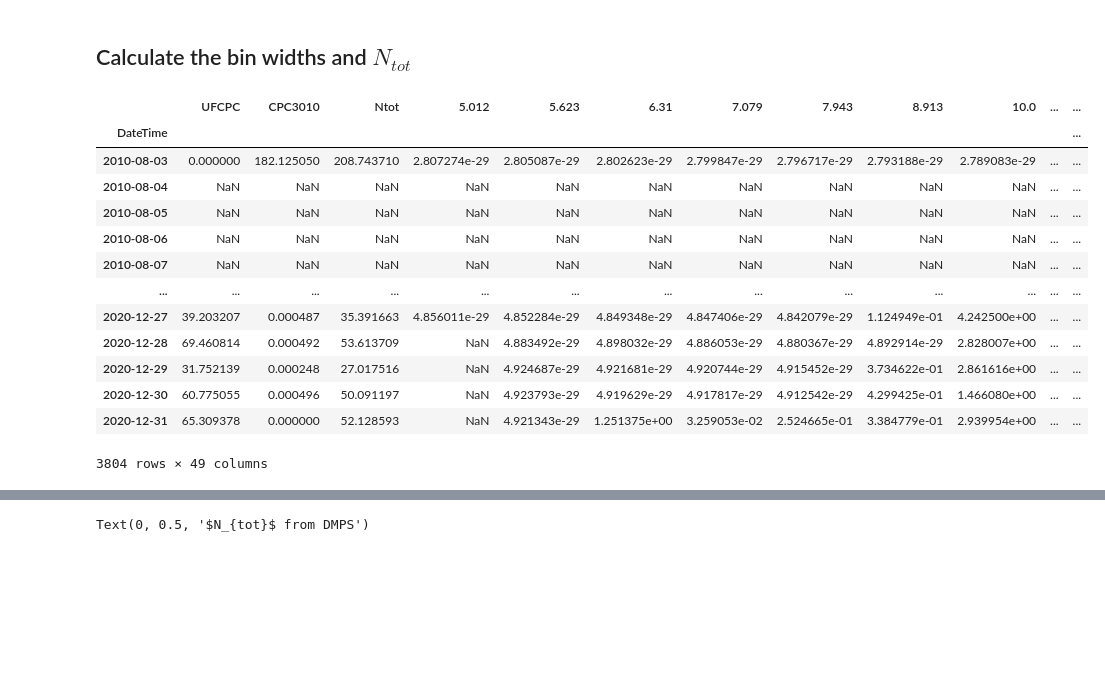
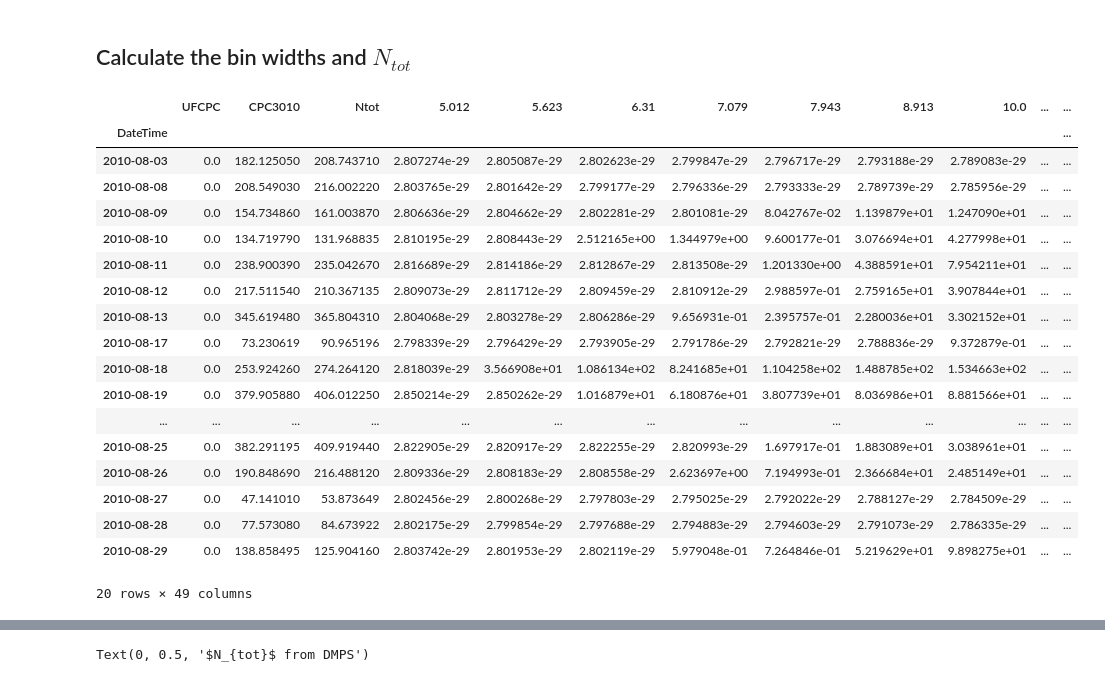
Before and after one commit to eScience-course/Tjaernoe2022-group3, a Jupyter notebook: notebooks/Load and analyze DMPS data.ipynb, the cells around one changed output, grey strips where cells are left out. Saved outputs shown, nothing was run; the diff lists cells and outputs as text; code cells hidden in the pictures; blank space fills up the shorter version.

```diff
--- a/notebooks/Load and analyze DMPS data.ipynb
+++ b/notebooks/Load and analyze DMPS data.ipynb
@@ -158,2 +155,6 @@ df_daily_2010_2020_mean = df_2010_2020.resample('D').mean()
 # %%
 df_daily_2010_2020_median = df_2010_2020.resample('D').median()
+print(len(df_daily_2010_2020_median))
+df_daily_2010_2020_median = df_daily_2010_2020_median.dropna(how='all')
+print(len(df_daily_2010_2020_median))
+print(df_daily_2010_2020_median['flag'].unique())
@@ -229,22 +251,27 @@ def calcNtot(diameters, df_daily_2010_2020_median):
 # %%
 df_daily_2010_2020_median_ntotCalc = calcNtot(diameters, df_daily_2010_2020_median)
 # %%
-df_daily_2010_2020_median_ntotCalc
+df_daily_2010_2020_median_ntotCalc.head(20)
 # %% [output]
 |  | UFCPC | CPC3010 | Ntot | 5.012 | 5.623 | 6.31 | 7.079 | 7.943 | 8.913 | 10.0 | ... | ... |
 | DateTime |  |  |  |  |  |  |  |  |  |  |  | ... |
-| 2010-08-03 | 0.000000 | 182.125050 | 208.743710 | 2.807274e-29 | 2.805087e-29 | 2.802623e-29 | 2.799847e-29 | 2.796717e-29 | 2.793188e-29 | 2.789083e-29 | ... | ... |
-| 2010-08-04 | NaN | NaN | NaN | NaN | NaN | NaN | NaN | NaN | NaN | NaN | ... | ... |
-| 2010-08-05 | NaN | NaN | NaN | NaN | NaN | NaN | NaN | NaN | NaN | NaN | ... | ... |
-| 2010-08-06 | NaN | NaN | NaN | NaN | NaN | NaN | NaN | NaN | NaN | NaN | ... | ... |
-| 2010-08-07 | NaN | NaN | NaN | NaN | NaN | NaN | NaN | NaN | NaN | NaN | ... | ... |
+| 2010-08-03 | 0.0 | 182.125050 | 208.743710 | 2.807274e-29 | 2.805087e-29 | 2.802623e-29 | 2.799847e-29 | 2.796717e-29 | 2.793188e-29 | 2.789083e-29 | ... | ... |
+| 2010-08-08 | 0.0 | 208.549030 | 216.002220 | 2.803765e-29 | 2.801642e-29 | 2.799177e-29 | 2.796336e-29 | 2.793333e-29 | 2.789739e-29 | 2.785956e-29 | ... | ... |
+| 2010-08-09 | 0.0 | 154.734860 | 161.003870 | 2.806636e-29 | 2.804662e-29 | 2.802281e-29 | 2.801081e-29 | 8.042767e-02 | 1.139879e+01 | 1.247090e+01 | ... | ... |
+| 2010-08-10 | 0.0 | 134.719790 | 131.968835 | 2.810195e-29 | 2.808443e-29 | 2.512165e+00 | 1.344979e+00 | 9.600177e-01 | 3.076694e+01 | 4.277998e+01 | ... | ... |
+| 2010-08-11 | 0.0 | 238.900390 | 235.042670 | 2.816689e-29 | 2.814186e-29 | 2.812867e-29 | 2.813508e-29 | 1.201330e+00 | 4.388591e+01 | 7.954211e+01 | ... | ... |
+| 2010-08-12 | 0.0 | 217.511540 | 210.367135 | 2.809073e-29 | 2.811712e-29 | 2.809459e-29 | 2.810912e-29 | 2.988597e-01 | 2.759165e+01 | 3.907844e+01 | ... | ... |
+| 2010-08-13 | 0.0 | 345.619480 | 365.804310 | 2.804068e-29 | 2.803278e-29 | 2.806286e-29 | 9.656931e-01 | 2.395757e-01 | 2.280036e+01 | 3.302152e+01 | ... | ... |
+| 2010-08-17 | 0.0 | 73.230619 | 90.965196 | 2.798339e-29 | 2.796429e-29 | 2.793905e-29 | 2.791786e-29 | 2.792821e-29 | 2.788836e-29 | 9.372879e-01 | ... | ... |
+| 2010-08-18 | 0.0 | 253.924260 | 274.264120 | 2.818039e-29 | 3.566908e+01 | 1.086134e+02 | 8.241685e+01 | 1.104258e+02 | 1.488785e+02 | 1.534663e+02 | ... | ... |
+| 2010-08-19 | 0.0 | 379.905880 | 406.012250 | 2.850214e-29 | 2.850262e-29 | 1.016879e+01 | 6.180876e+01 | 3.807739e+01 | 8.036986e+01 | 8.881566e+01 | ... | ... |
 | ... | ... | ... | ... | ... | ... | ... | ... | ... | ... | ... | ... | ... |
-| 2020-12-27 | 39.203207 | 0.000487 | 35.391663 | 4.856011e-29 | 4.852284e-29 | 4.849348e-29 | 4.847406e-29 | 4.842079e-29 | 1.124949e-01 | 4.242500e+00 | ... | ... |
-| 2020-12-28 | 69.460814 | 0.000492 | 53.613709 | NaN | 4.883492e-29 | 4.898032e-29 | 4.886053e-29 | 4.880367e-29 | 4.892914e-29 | 2.828007e+00 | ... | ... |
-| 2020-12-29 | 31.752139 | 0.000248 | 27.017516 | NaN | 4.924687e-29 | 4.921681e-29 | 4.920744e-29 | 4.915452e-29 | 3.734622e-01 | 2.861616e+00 | ... | ... |
-| 2020-12-30 | 60.775055 | 0.000496 | 50.091197 | NaN | 4.923793e-29 | 4.919629e-29 | 4.917817e-29 | 4.912542e-29 | 4.299425e-01 | 1.466080e+00 | ... | ... |
-| 2020-12-31 | 65.309378 | 0.000000 | 52.128593 | NaN | 4.921343e-29 | 1.251375e+00 | 3.259053e-02 | 2.524665e-01 | 3.384779e-01 | 2.939954e+00 | ... | ... |
+| 2010-08-25 | 0.0 | 382.291195 | 409.919440 | 2.822905e-29 | 2.820917e-29 | 2.822255e-29 | 2.820993e-29 | 1.697917e-01 | 1.883089e+01 | 3.038961e+01 | ... | ... |
+| 2010-08-26 | 0.0 | 190.848690 | 216.488120 | 2.809336e-29 | 2.808183e-29 | 2.808558e-29 | 2.623697e+00 | 7.194993e-01 | 2.366684e+01 | 2.485149e+01 | ... | ... |
+| 2010-08-27 | 0.0 | 47.141010 | 53.873649 | 2.802456e-29 | 2.800268e-29 | 2.797803e-29 | 2.795025e-29 | 2.792022e-29 | 2.788127e-29 | 2.784509e-29 | ... | ... |
+| 2010-08-28 | 0.0 | 77.573080 | 84.673922 | 2.802175e-29 | 2.799854e-29 | 2.797688e-29 | 2.794883e-29 | 2.794603e-29 | 2.791073e-29 | 2.786335e-29 | ... | ... |
+| 2010-08-29 | 0.0 | 138.858495 | 125.904160 | 2.803742e-29 | 2.801953e-29 | 2.802119e-29 | 5.979048e-01 | 7.264846e-01 | 5.219629e+01 | 9.898275e+01 | ... | ... |
-3804 rows × 49 columns
+20 rows × 49 columns
 # %%
 cols = df_daily_2010_2020_median.columns[3:-1]
 # %%
```
Also changed, not shown: parts of 31 cells of this notebook.
